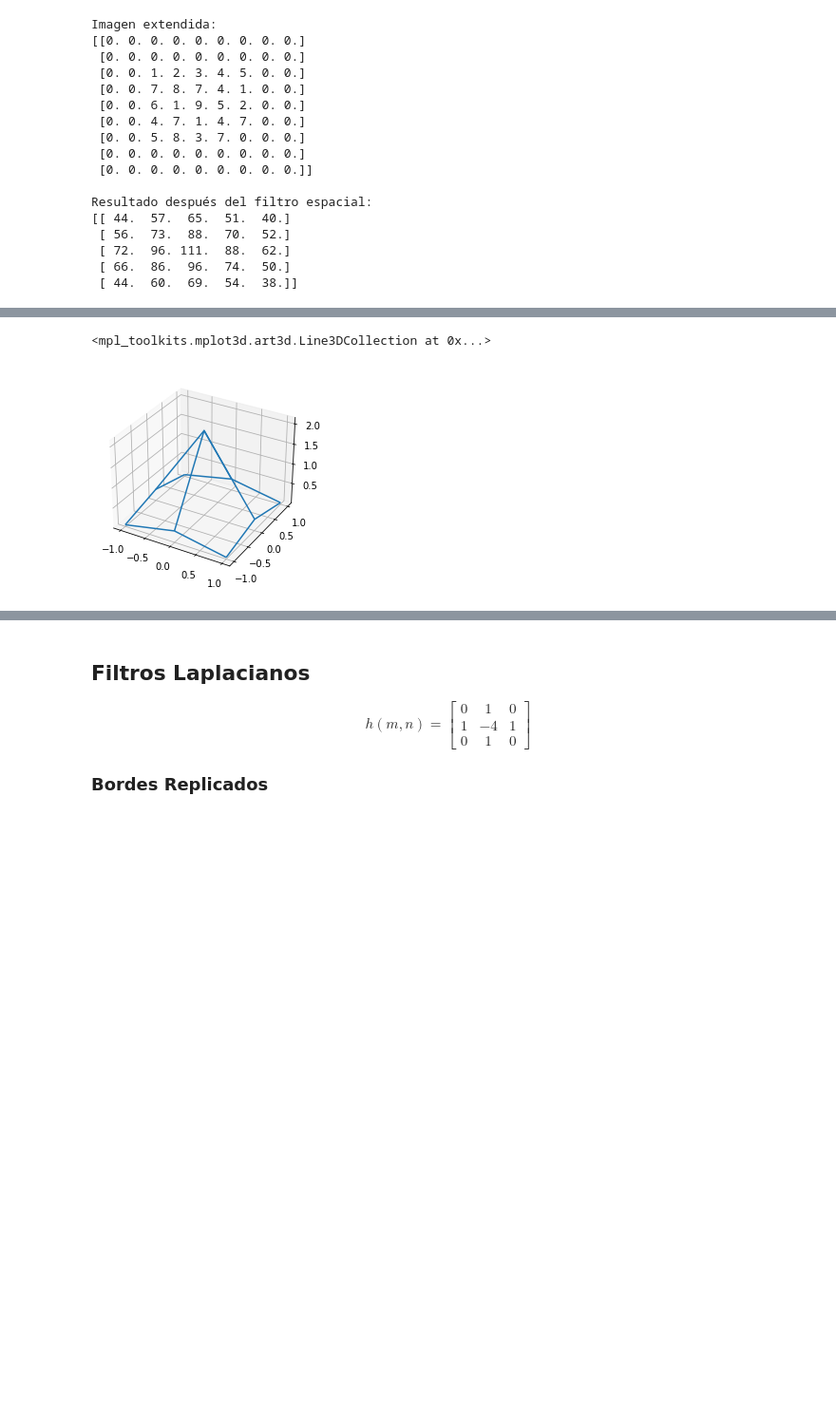
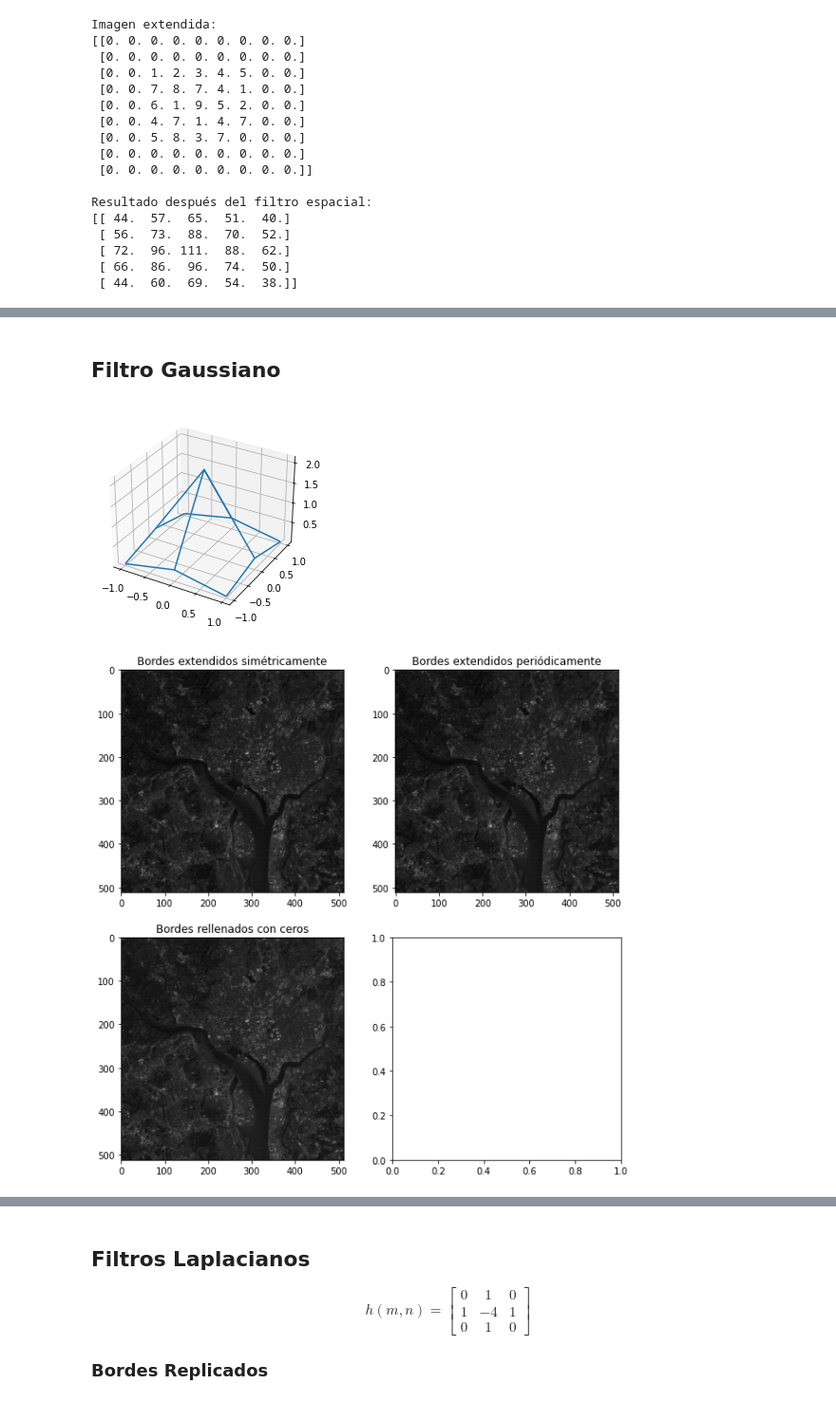
Before and after one commit to LeonelYLuego/University-Works, a Jupyter notebook: Procesamiento de Imágenes/Tarea 2.ipynb, the cells around one changed output, grey strips where cells are left out. Shown at 95% size. Cells and saved outputs as stored; diff of their text form; code cells hidden in the pictures; blank space fills up the shorter version.

```diff
--- a/Procesamiento de Imágenes/Tarea 2.ipynb
+++ b/Procesamiento de Imágenes/Tarea 2.ipynb
@@ -146,29 +129,47 @@ De 3x3 ($\sigma$ = 0.5)
+# %% [markdown]
+## Filtro Gaussiano
 # %%
 import math
-N = 3
-sigma = 0.5
 
-a = int((N - 1) / 2)
+def gauss_filter(origin, size = 3, sigma = 1):
+    N = size
 
-mask = np.zeros((N, N))
+    a = int((N - 1) / 2)
 
-for m in range(-a, a + 1):
-    for n in range(-a, a + 1):
-        K = 0
-        for s in range(int(-(N-1)/2), int(((N - 1)/2) + 1)):
-            sum = 0
-            for t in range(int(-(N-1/2)), int(((N - 1)/2) + 1)):
-                sum += math.exp((s ** 2 + t ** 2)/(2 * sigma ** 2))
-            K += sum
-        mask[m + a, n +
-             a] = (math.exp(- ((m ** 2 + n ** 2) / (2 * sigma ** 2))))/K
+    mask = np.zeros((N, N))
 
-x, y = np.arange(-a, a + 1, 1), np.arange(-a, a + 1, 1)
-x, y = np.meshgrid(x, y)
+    for m in range(-a, a + 1):
+        for n in range(-a, a + 1):
+            K = 0
+            for s in range(int(-(N-1)/2), int(((N - 1)/2) + 1)):
+                sum = 0
+                for t in range(int(-(N-1/2)), int(((N - 1)/2) + 1)):
+                    sum += math.exp((s ** 2 + t ** 2)/(2 * sigma ** 2))
+                K += sum
+            mask[m + a, n +
+                a] = (math.exp(- ((m ** 2 + n ** 2) / (2 * sigma ** 2))))/K
 
-fig = plt.figure()
-ax = plt.axes(projection='3d')
-ax.plot_wireframe(x, y, mask)
+    x, y = np.arange(-a, a + 1, 1), np.arange(-a, a + 1, 1)
+    x, y = np.meshgrid(x, y)
+
+    fig = plt.figure()
+    ax = plt.axes(projection='3d')
+    ax.plot_wireframe(x, y, mask)
+    plt.show()
+
+    img1 = correlation(origin, mask, 'replicate')
+    img2 = correlation(origin, mask, 'extension')
+    img3 = correlation(origin, mask, 'zeros')
+    f, axarr = plt.subplots(2,2, figsize=(10, 10))
+    axarr[0,0].set_title('Bordes extendidos simétricamente')
+    axarr[0,0].imshow(img1, cmap='gray')
+    axarr[0,1].set_title('Bordes extendidos periódicamente')
+    axarr[0,1].imshow(img2, cmap='gray')
+    axarr[1,0].set_title('Bordes rellenados con ceros')
+    axarr[1,0].imshow(img3, cmap='gray')
+    plt.show()
+
+gauss_filter(img, 3, 0.5)
 # %% [output]
-<mpl_toolkits.mplot3d.art3d.Line3DCollection at 0x...>
 [figure]
+[figure, added]
```
Also changed, not shown: parts of 47 cells of this notebook.
